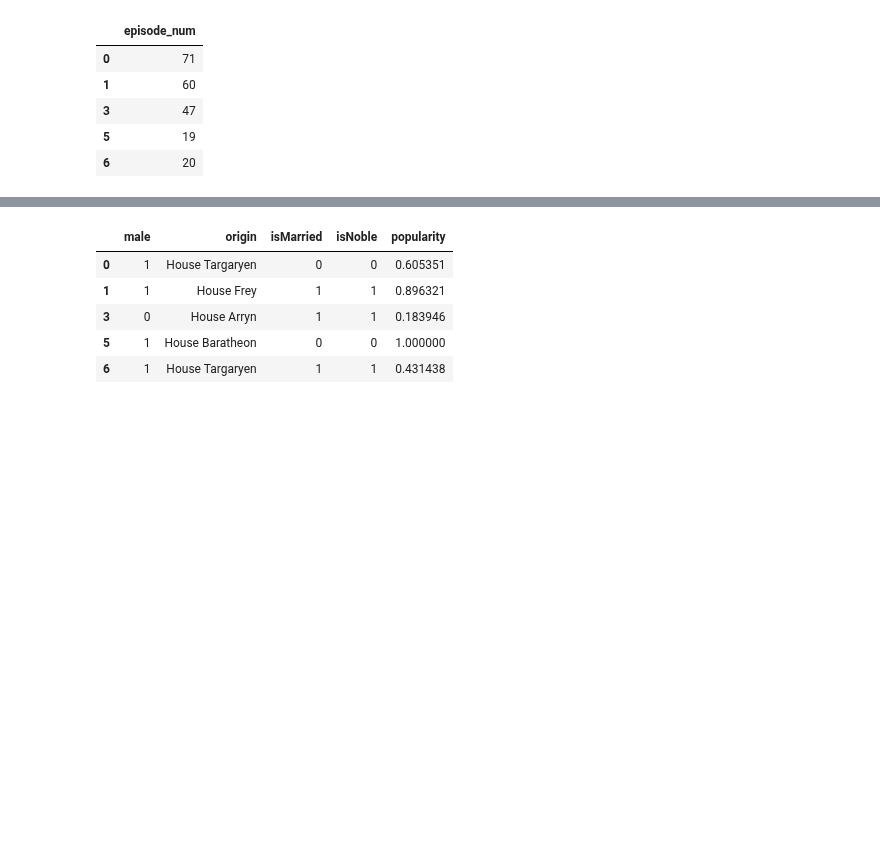
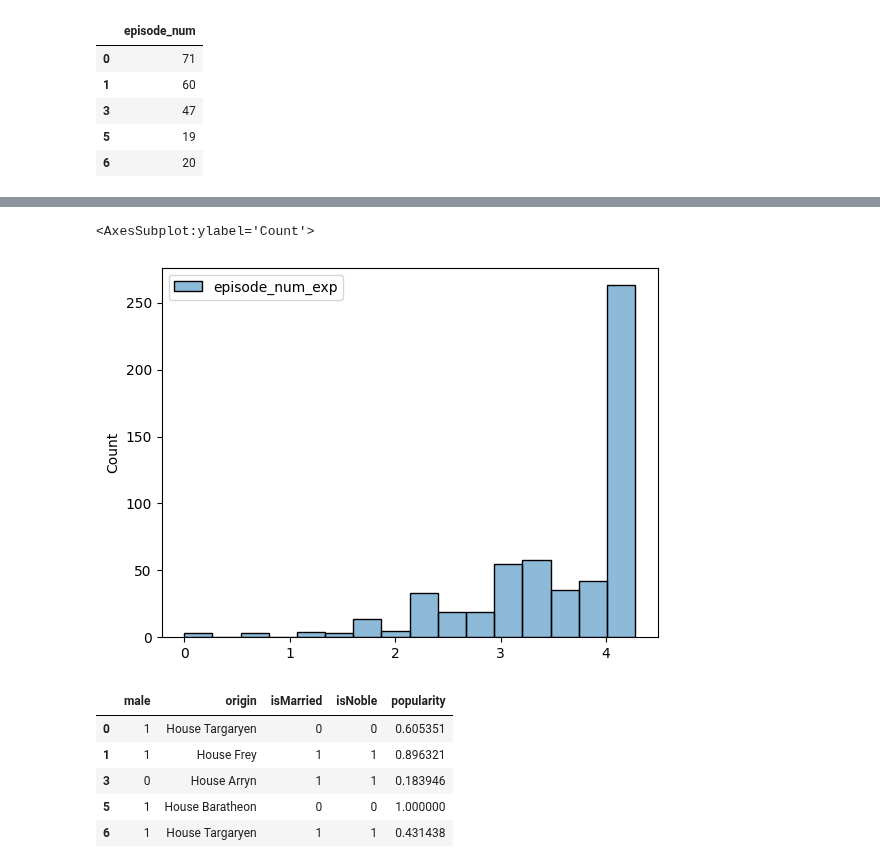
Before and after one commit to franziskasteger/game-of-thrones-survival, a Jupyter notebook: notebooks/josh_GOT_Linear.ipynb, the cells around one changed output, grey strips where cells are left out. Cells and saved outputs as stored; diff of their text form; code cells hidden in the pictures; blank space fills up the shorter version.

```diff
--- a/notebooks/josh_GOT_Linear.ipynb
+++ b/notebooks/josh_GOT_Linear.ipynb
@@ -171 +135,6 @@ y.head()
+# %%
+sns.histplot(y)
+# %% [output]
+<AxesSubplot:ylabel='Count'>
+[figure, added]
 # %%
```
Also changed, not shown: parts of 29 cells of this notebook.
